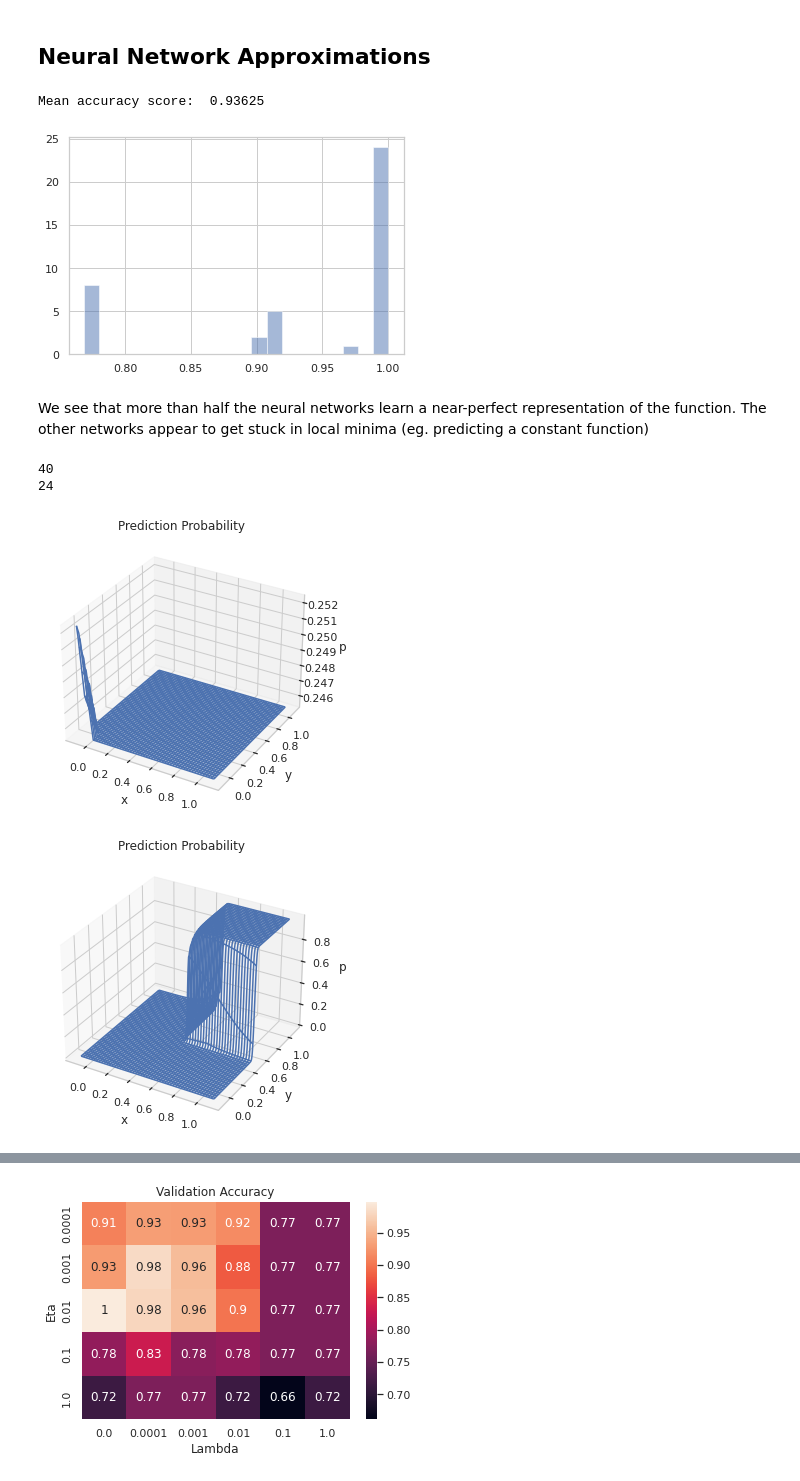
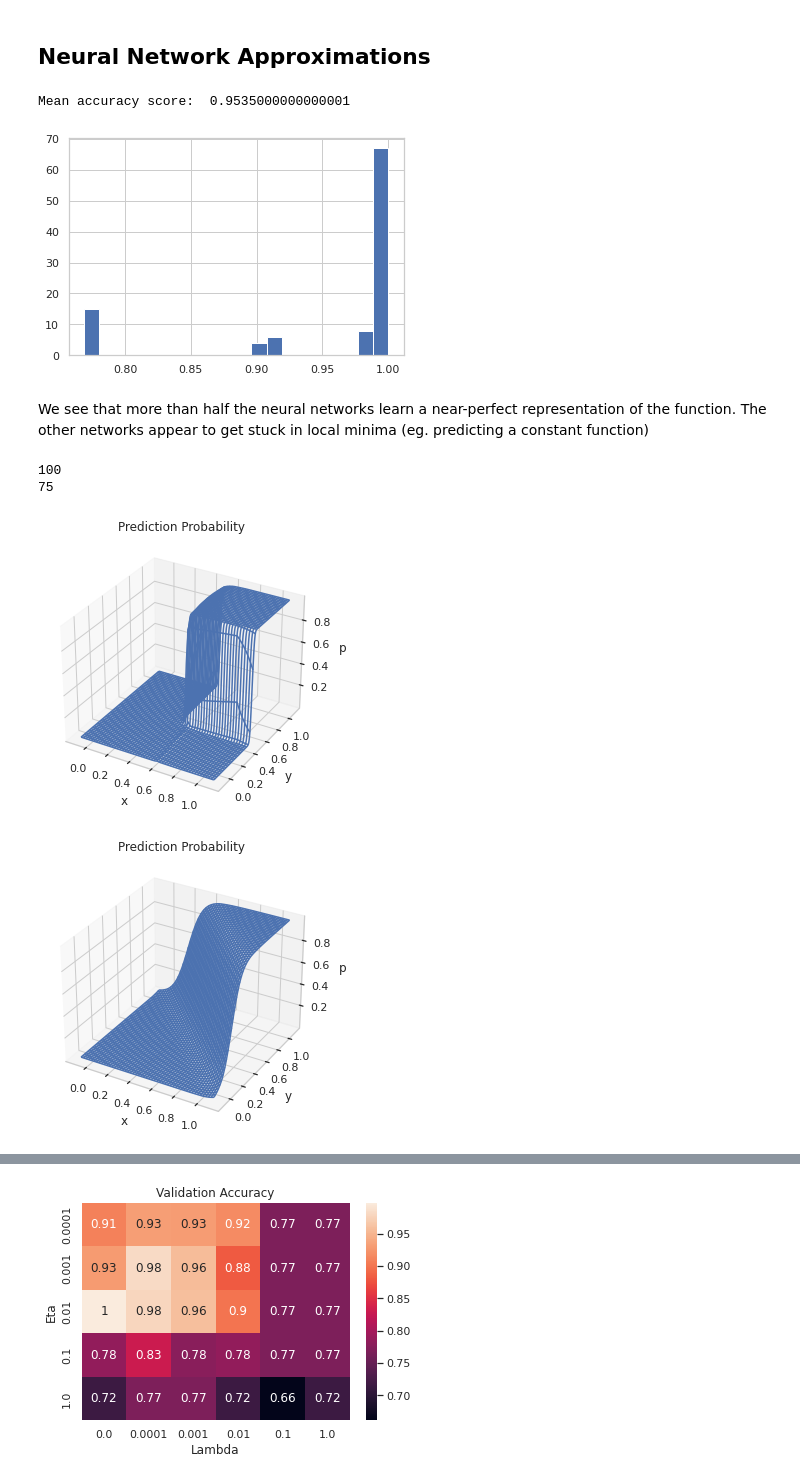
Before and after one commit to carlfre/FYS-STK3155-project-2, a Jupyter notebook: notebooks/square_function_classification.ipynb, the cells around one changed output, grey strips where cells are left out. Saved outputs shown, nothing was run; the diff lists cells and outputs as text; code cells hidden in the pictures.

```diff
--- a/notebooks/square_function_classification.ipynb
+++ b/notebooks/square_function_classification.ipynb
@@ -191,7 +191,7 @@ output_activation = "sigmoid"
 cost_function = "cross_entropy"
 regularization = 0.0
 
-n_averages = 40
+n_averages = 100
 accuracy_scores_nn = []
 for _ in range(n_averages):
     model = NeuralNetwork(
@@ -210,20 +210,20 @@ for _ in range(n_averages):
 # %%
 print("Mean accuracy score: ", np.mean(accuracy_scores_nn))
 # %% [output]
-Mean accuracy score:  0.93625
+Mean accuracy score:  0.9535000000000001
 # %%
-plt.hist(accuracy_scores_nn, bins=20, alpha=0.5, label="Logistic Regression")
+plt.hist(accuracy_scores_nn, bins=20, label="Logistic Regression")
 plt.show()
 # %% [output]
-[figure, old version]
+[figure, new version]
 # %% [markdown]
 We see that more than half the neural networks learn a near-perfect representation of the function. The other networks appear to get stuck in local minima (eg. predicting a constant function)
 # %%
 print(len(accuracy_scores_nn))
 print(len([x for x in accuracy_scores_nn if x > 0.98]))
 # %% [output]
-40
-24
+100
+75
 # %%
 model = NeuralNetwork(
     layers,
@@ -236,26 +236,26 @@ model = NeuralNetwork(
 wb = model.wb()
 
 # Run gradient descent
-w, gd = gradient_descent_execution(X_train, wb, y_train, model, eta=0.01, mode="normal", n_epochs=500)
+w1, gd1 = gradient_descent_execution(X_train, wb, y_train, model, eta=0.01, mode="normal", n_epochs=500)
 # %%
 # plot the prediction on the grid
 xx, yy = np.meshgrid(np.linspace(-0.1, 1.1, 1000), np.linspace(-0.1, 1.1, 1000))
 xx_f = xx.flatten()
 yy_f = yy.flatten()
 X_grid = np.vstack([xx_f, yy_f]).T
-z_grid = model.predict(X_grid, w).reshape(xx.shape)
+z_grid = model.predict(X_grid, w1).reshape(xx.shape)
 
 # Plot decision boundary
 fig = plt.figure(figsize=(10, 5))
 ax = fig.add_subplot(111, projection='3d')
 ax.plot_wireframe(xx, yy, z_grid)
 ax.set_title("Prediction Probability")
 ax.set_xlabel('x')
 ax.set_ylabel('y')
 ax.set_zlabel('p')
 plt.show()
 # %% [output]
-[figure, old version]
+[figure, new version]
 # %%
 model = NeuralNetwork(
     layers,
@@ -268,14 +268,14 @@ model = NeuralNetwork(
 wb = model.wb()
 
 # Run gradient descent
-w, gd = gradient_descent_execution(X_train, wb, y_train, model, eta=0.01, mode="normal", n_epochs=500)
+w2, gd2 = gradient_descent_execution(X_train, wb, y_train, model, eta=0.01, mode="normal", n_epochs=500)
 
 # plot the prediction on the grid
 xx, yy = np.meshgrid(np.linspace(-0.1, 1.1, 1000), np.linspace(-0.1, 1.1, 1000))
 xx_f = xx.flatten()
 yy_f = yy.flatten()
 X_grid = np.vstack([xx_f, yy_f]).T
-z_grid = model.predict(X_grid, w).reshape(xx.shape)
+z_grid = model.predict(X_grid, w2).reshape(xx.shape)
 
 # Plot decision boundary
 fig = plt.figure(figsize=(10, 5))
@@ -287,4 +287,4 @@ ax.set_ylabel('y')
 ax.set_zlabel('p')
 plt.show()
 # %% [output]
-[figure, old version]
+[figure, new version]
```
Also changed, not shown: parts of 9 cells of this notebook, 6 other files.
